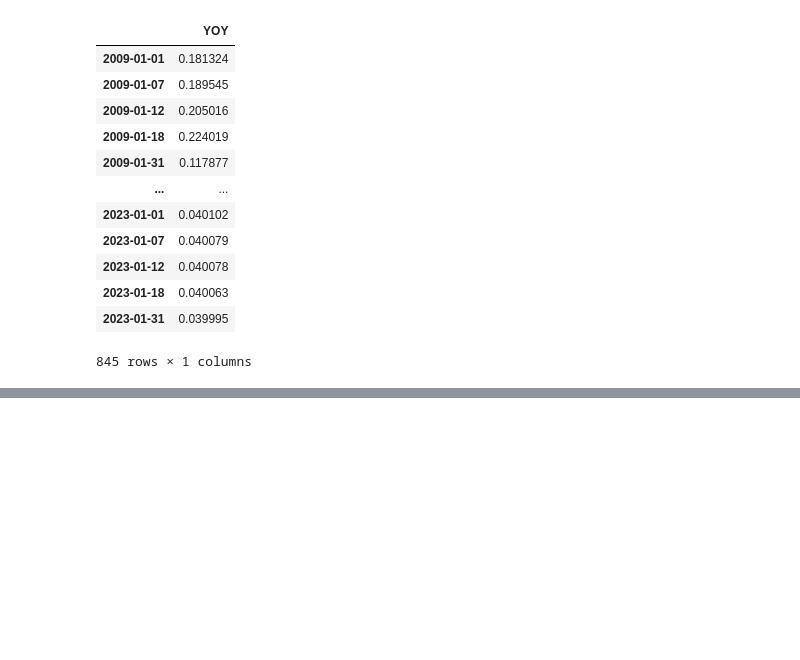
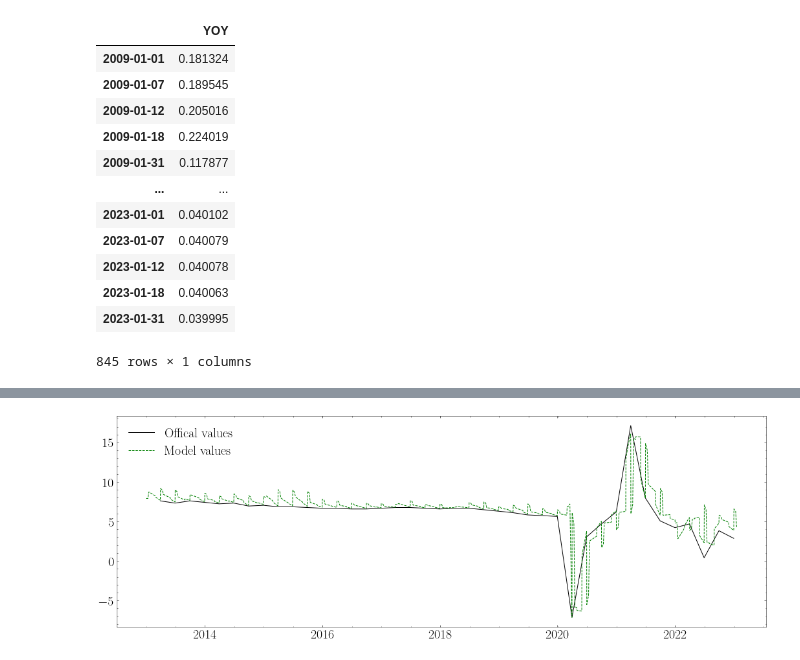
Before and after one commit to CharlesDZhang/China-GDP-Nowcasting, a Jupyter notebook: DFM.ipynb, the cells around one changed output, grey strips where cells are left out. Cells and saved outputs as stored; diff of their text form; code cells hidden in the pictures; blank space fills up the shorter version.

```diff
--- a/DFM.ipynb
+++ b/DFM.ipynb
@@ -266,0 +267,4 @@ plt.show()
+# %%
+GDP_NOM_SECTORS_P_lag= pd.read_excel('GDP_NOM_SECTORS_P_lag.xlsx', index_col= 0 )
+GDP_NOM_SECTORS_P_lag.columns  = ['BVAR']
+GDP_NOM_SECTORS_P_lag
@@ -266,0 +286,12 @@ plt.show()
+# %%
+ALL_MACRO_DATA_PRED1 = ALL_MACRO_DATA_PRED1['2013-01':] * 100
+ALL_MACRO_DATA_PRED1.columns  = ['DFM']
+# %%
+GDP_FI = pd.concat( [GDP_NOM_SECTORS_P_lag, ALL_MACRO_DATA_PRED1], axis = 1 ).sort_index()
+GDP_FI.iloc[0,0] = 7.92
+GDP_FI = GDP_FI.iloc[:-2]
+GDP_FI['BVAR'] = GDP_FI['BVAR'].fillna(method= 'ffill' )
+GDP_FI['Q'] = pd.PeriodIndex(GDP_FI.index, freq='Q-DEC')
+GDP_FI['weight'] = ([1/90, 7/90, 12/90, 18/ 90 , 31/90, 32/90,38/90, 43/90,  49/90, 60/90,  61/90,  68/90, 73/90, 79/90, 1] * 100)[:len(GDP_FI)]
+GDP_FI['YOY'] = GDP_FI['BVAR'] * (1 - GDP_FI['weight'] ) + GDP_FI['DFM'] * GDP_FI['weight']
+GDP_FI
@@ -266,0 +312,9 @@ plt.show()
+# %%
+fig, ax = plt.subplots(  figsize=(18, 6))
+
+ax.plot(GDP_YOY['2013':].index,GDP_YOY['2013':]['YOY']* 100 ,  'k-', label='Offical values')
+ax.plot(GDP_FI.index ,GDP_FI['YOY']  , 'g--', label='Model values')
+ax.legend()
+plt.show()
+# %% [output]
+[figure, added]
```
Also changed, not shown: parts of 20 cells of this notebook, 5 other files.
